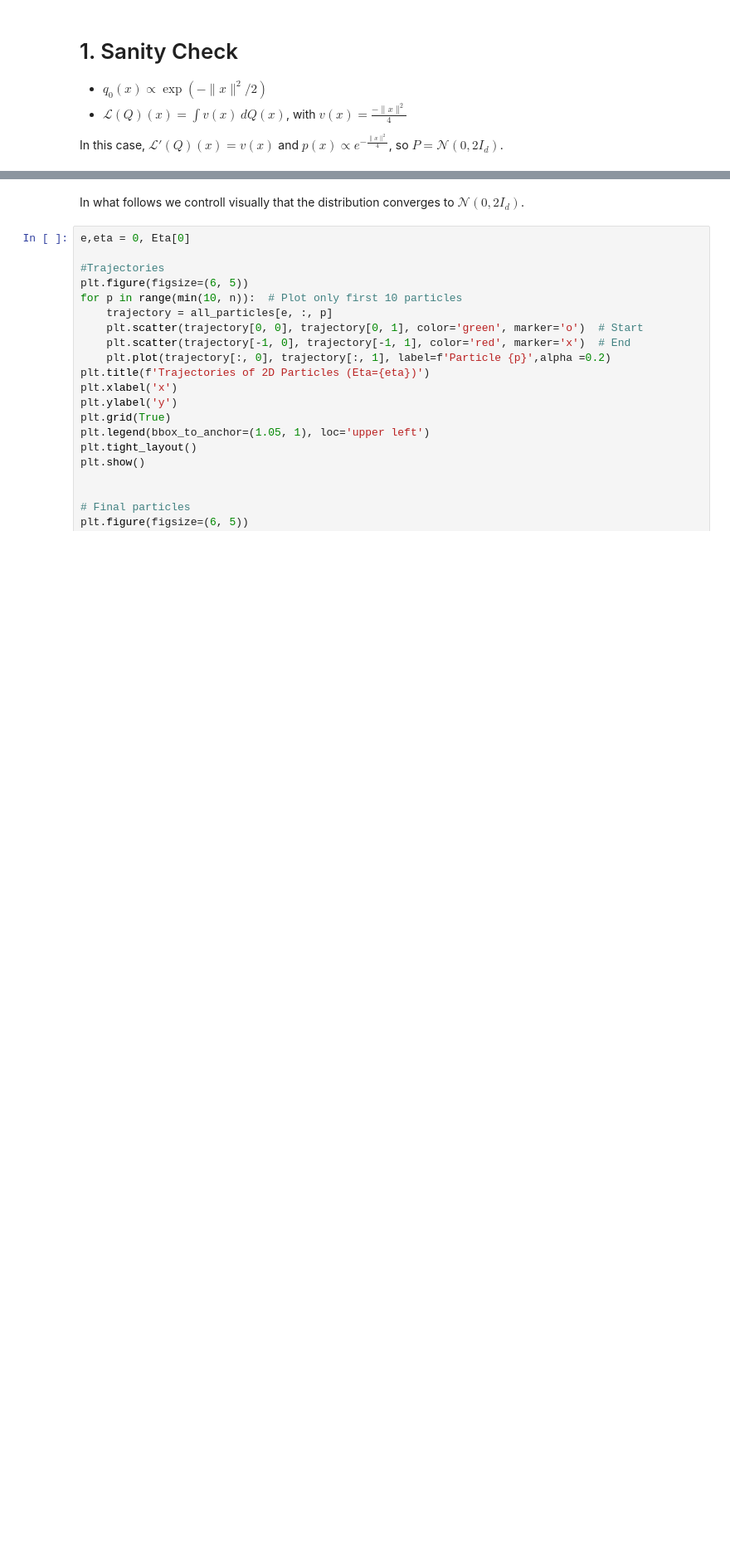
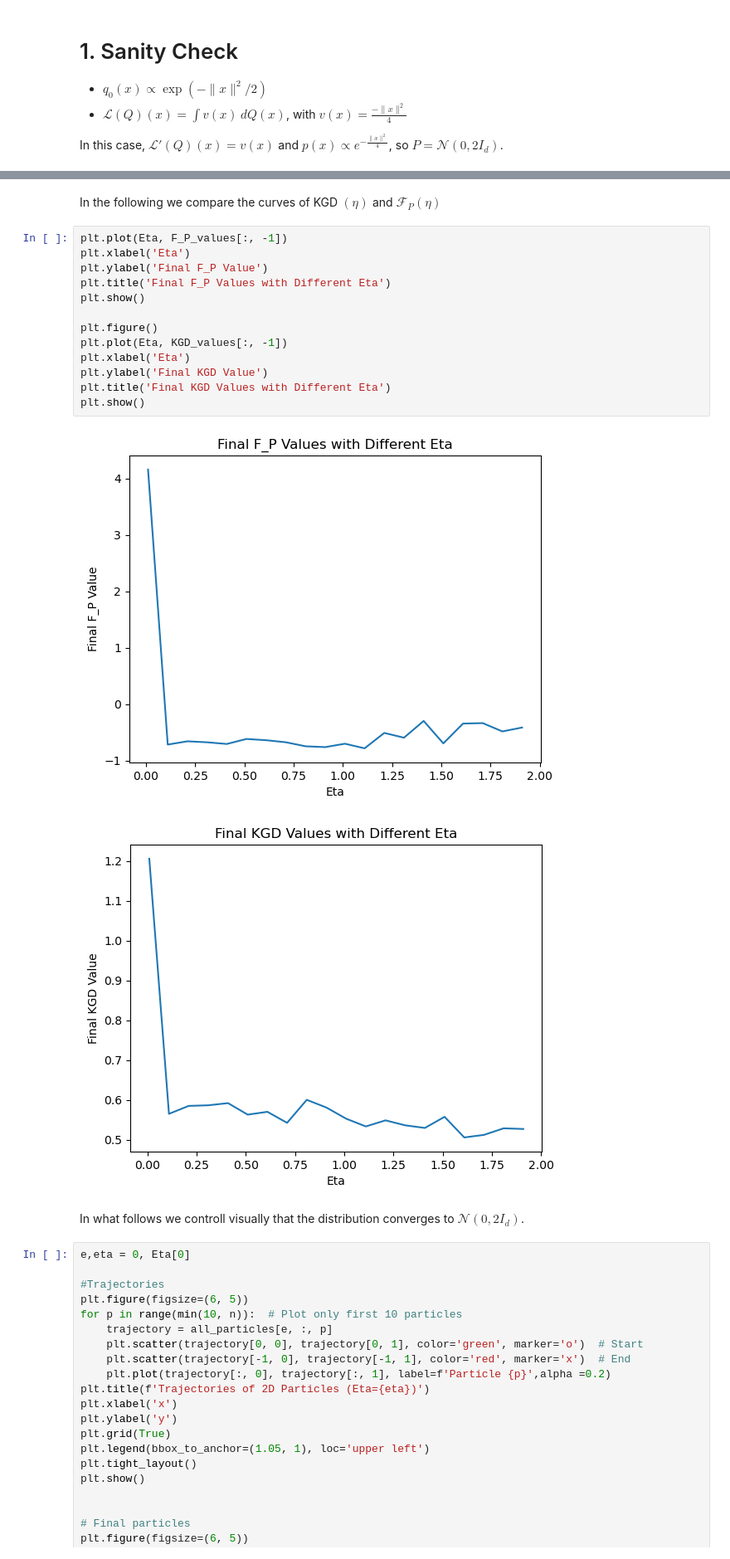
Before and after one commit to clementinechazal/KGD, a Jupyter notebook: jax_mfld.ipynb, the cells around one changed output, grey strips where cells are left out. Shown: that part at 83% size. Saved outputs shown, nothing was run; the diff lists cells and outputs as text; blank space fills up the shorter version.

```diff
--- a/jax_mfld.ipynb
+++ b/jax_mfld.ipynb
@@ -120,3 +131,21 @@ plt.legend()
+# %% [markdown]
+In the following we compare the curves of KGD $(\eta)$ and $\mathcal{F}_P(\eta)$
+# %%
+plt.plot(Eta, F_P_values[:, -1])
+plt.xlabel('Eta')
+plt.ylabel('Final F_P Value')
+plt.title('Final F_P Values with Different Eta')
+plt.show()
+
+plt.figure()
+plt.plot(Eta, KGD_values[:, -1])
+plt.xlabel('Eta')
+plt.ylabel('Final KGD Value')
+plt.title('Final KGD Values with Different Eta')
+plt.show()
+# %% [output]
+[figure, added]
+[figure, added]
 # %% [markdown]
 In what follows we controll visually that the distribution converges to $\mathcal{N}(0,2 I_d)$.
 # %%
```
Also changed, not shown: parts of 12 cells of this notebook.
